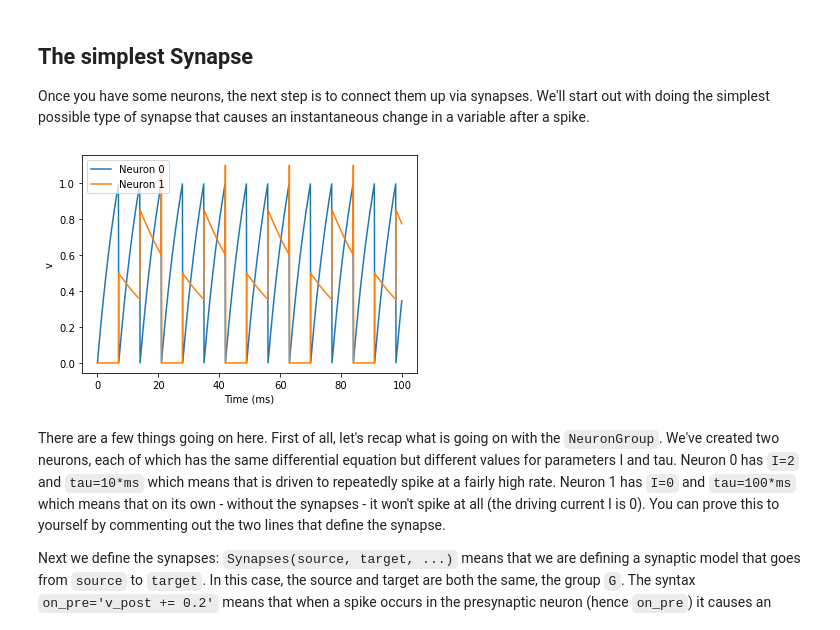
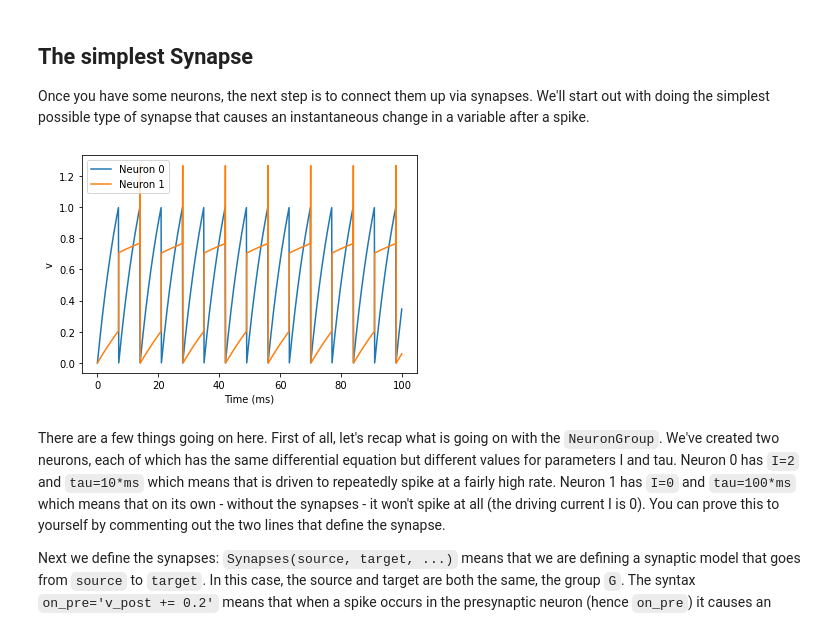
Before and after one commit to EmilyBjartskular/spiking-adventure, a Jupyter notebook: notebook/2-intro-to-brian-synapses.ipynb, the cells around one changed output. Drawn from its saved outputs; the diff is of its cells as text; code cells hidden in the pictures.

```diff
--- a/notebook/2-intro-to-brian-synapses.ipynb
+++ b/notebook/2-intro-to-brian-synapses.ipynb
@@ -14,30 +14,30 @@ Once you have some neurons, the next step is to connect them up via synapses. We
 # %%
 start_scope()
 
 eqs = '''
 dv/dt = (I-v)/tau : 1
 I : 1
 tau : second
 '''
 G = NeuronGroup(2, eqs, threshold='v>1', reset='v = 0', method='exact')
-G.I = [2, 0]
-G.tau = [10, 20]*ms
+G.I = [2, 1]
+G.tau = [10, 30]*ms
 
 # Comment these two lines out to see what happens without Synapses
 S = Synapses(G, G, on_pre='v_post += 0.5')
 S.connect(i=0, j=1)
 
 M = StateMonitor(G, 'v', record=True)
 
 run(100*ms)
 
 plot(M.t/ms, M.v[0], label='Neuron 0')
 plot(M.t/ms, M.v[1], label='Neuron 1')
 xlabel('Time (ms)')
 ylabel('v')
 legend();
 # %% [output]
-[figure, old version]
+[figure, new version]
 # %% [markdown]
 There are a few things going on here. First of all, let's recap what is going on with the ``NeuronGroup``. We've created two neurons, each of which has the same differential equation but different values for parameters I and tau. Neuron 0 has ``I=2`` and ``tau=10*ms`` which means that is driven to repeatedly spike at a fairly high rate. Neuron 1 has ``I=0`` and ``tau=100*ms`` which means that on its own - without the synapses - it won't spike at all (the driving current I is 0). You can prove this to yourself by commenting out the two lines that define the synapse.
 
```
Also changed, not shown: parts of 1 cell of this notebook, 1 other file.
